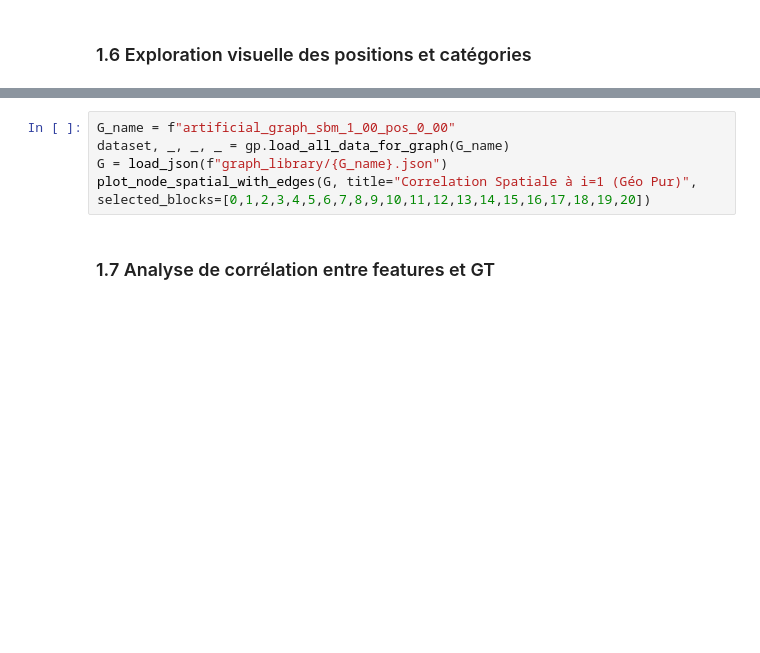
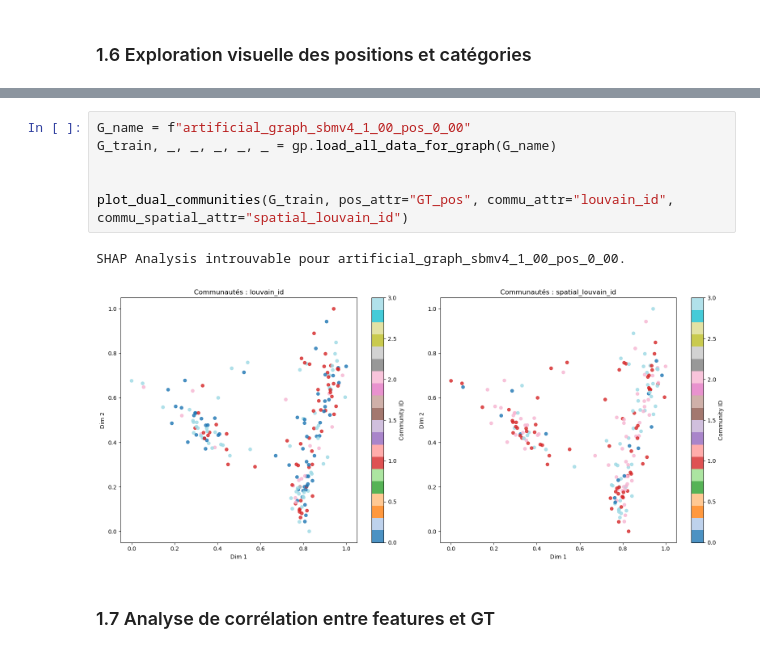
Before and after one commit to DeankoontzG/SHAP-like-Graph-Analysis, a Jupyter notebook: Performance_Analysis.ipynb, the cells around one changed output, grey strips where cells are left out. Saved outputs shown, nothing was run; the diff lists cells and outputs as text; blank space fills up the shorter version.

```diff
--- a/Performance_Analysis.ipynb
+++ b/Performance_Analysis.ipynb
@@ -799,8 +783,12 @@ def plot_node_spatial_with_edges(G, title="Focus Liaisons Internes", selected_bl
 # %%
-G_name = f"artificial_graph_sbm_1_00_pos_0_00"
-dataset, _, _, _ = gp.load_all_data_for_graph(G_name)
-G = load_json(f"graph_library/{G_name}.json")
-plot_node_spatial_with_edges(G, title="Correlation Spatiale à i=1 (Géo Pur)", selected_blocks=[0,1,2,3,4,5,6,7,8,9,10,11,12,13,14,15,16,17,18,19,20])
+G_name = f"artificial_graph_sbmv4_1_00_pos_0_00"
+G_train, _, _, _, _, _ = gp.load_all_data_for_graph(G_name)
+
+
+plot_dual_communities(G_train, pos_attr="GT_pos", commu_attr="louvain_id", commu_spatial_attr="spatial_louvain_id")
+# %% [output]
+SHAP Analysis introuvable pour artificial_graph_sbmv4_1_00_pos_0_00.
+[figure, added]
 # %% [markdown]
 ### 1.7 Analyse de corrélation entre features et GT
 # %%
```
Also changed, not shown: parts of 58 cells of this notebook, 5 other files.
